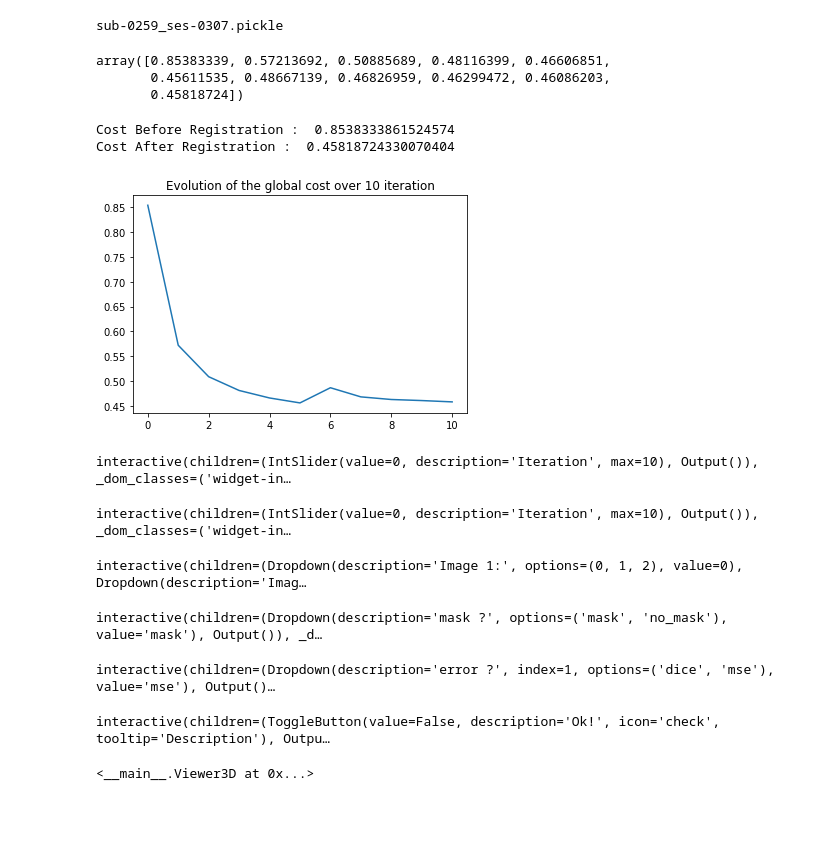
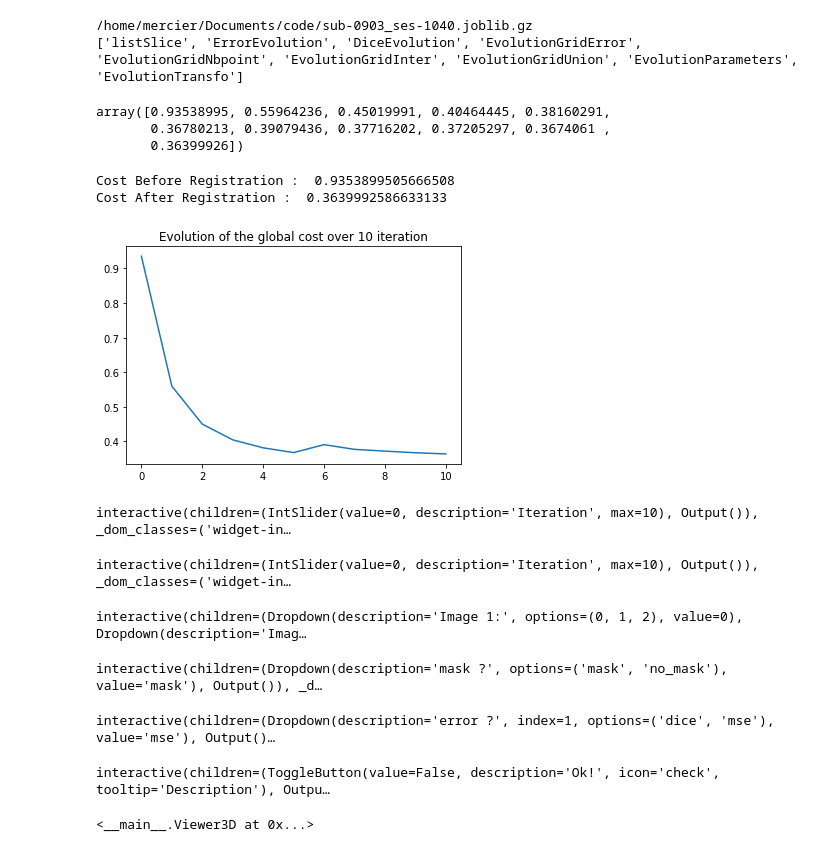
Before and after one commit to rousseau/pyrecon, a Jupyter notebook: 3Ddisplay_realdata.ipynb, the cells around one changed output. Drawn from its saved outputs; the diff is of its cells as text; code cells hidden in the pictures; blank space fills up the shorter version.

```diff
--- a/3Ddisplay_realdata.ipynb
+++ b/3Ddisplay_realdata.ipynb
@@ -15,20 +15,16 @@ warnings.filterwarnings("ignore")
 
 #from kim_cm import
 # %%
-dir_output='sub-0259_ses-0307'+'.pickle'
-print(dir_output)
-res=pickle.load(open(dir_output,'rb'))
-listimages=res['listimages']
-listmask=res['listmask']
-
-listSlice=[]
-for i in range(len(listimages)):
-        im, inmask = loadimages(listimages[i], listmask[i])
-        datamask = inmask.get_fdata().squeeze()
-        mask = nib.Nifti1Image(datamask, inmask.affine)
-        loadSlice(im, mask, listSlice, i)
+output='/home/mercier/Documents/code/sub-0903_ses-1040.joblib.gz'
+print(output)
+res=joblib.load(open(output,'rb'))
+key=[p[0] for p in res]
+print(key)
+element=[p[1] for p in res]
+listSlice=element[key.index('listSlice')]
 # %% [output]
-sub-0259_ses-0307.pickle
+/home/mercier/Documents/code/sub-0903_ses-1040.joblib.gz
+['listSlice', 'ErrorEvolution', 'DiceEvolution', 'EvolutionGridError', 'EvolutionGridNbpoint', 'EvolutionGridInter', 'EvolutionGridUnion', 'EvolutionParameters', 'EvolutionTransfo']
 # %%
 class Viewer3D:
     """
@@ -60,21 +56,21 @@ class Viewer3D:
         self.numImg2 = 0
         self.error = 'mse'
 
-        self.ErrorEvolution =res['ErrorEvolution'] #= np.load(data + 'ErrorEvolution.npz')['arr_0'] #0
-        self.DiceEvolution =res['DiceEvolution'] #= np.load(data + 'DiceEvolution.npz')['arr_0']
+        self.ErrorEvolution =element[key.index('ErrorEvolution')] #= np.load(data + 'ErrorEvolution.npz')['arr_0'] #0
+        self.DiceEvolution =element[key.index('DiceEvolution')] #= np.load(data + 'DiceEvolution.npz')['arr_0']
 
         self.nbit = len(self.ErrorEvolution)
         display(self.ErrorEvolution)
 
-        self.EvolutionGridError = res['EvolutionGridError'] #np.load(data + 'EvolutionGridError.npz')['arr_0']
+        self.EvolutionGridError = element[key.index('EvolutionGridError')] #np.load(data + 'EvolutionGridError.npz')['arr_0']
 
-        self.EvolutionGridNbpoint = res['EvolutionGridNbpoint'] #np.load(data + 'EvolutionGridNbpoint.npz')['arr_0']
+        self.EvolutionGridNbpoint = element[key.index('EvolutionGridNbpoint')] #np.load(data + 'EvolutionGridNbpoint.npz')['arr_0']
 
-        self.EvolutionGridInter= res['EvolutionGridInter'] #np.load(data + 'EvolutionGridInter.npz')['arr_0']
+        self.EvolutionGridInter= element[key.index('EvolutionGridInter')] #np.load(data + 'EvolutionGridInter.npz')['arr_0']
 
-        self.EvolutionGridUnion= res['EvolutionGridUnion'] #np.load(data + 'EvolutionGridUnion.npz')['arr_0']
+        self.EvolutionGridUnion= element[key.index('EvolutionGridUnion')] #np.load(data + 'EvolutionGridUnion.npz')['arr_0']
 
-        self.EvolutionParameters = res['EvolutionParameters'] #np.load(data + 'EvolutionParameters.npz')['arr_0']
+        self.EvolutionParameters = element[key.index('EvolutionParameters')] #np.load(data + 'EvolutionParameters.npz')['arr_0']
 
         self.iImg1 = 0
         self.iImg2 = 0
@@ -514,14 +510,14 @@ class Viewer3D:
 # %%
 #Viewer3D(img1,mask1,img2,mask2,img3,mask3,data)
 # %%
-Viewer3D(listSlice,dir_output)
+Viewer3D(listSlice,output)
 # %% [output]
-array([0.85383339, 0.57213692, 0.50885689, 0.48116399, 0.46606851,
-       0.45611535, 0.48667139, 0.46826959, 0.46299472, 0.46086203,
-       0.45818724])
+array([0.93538995, 0.55964236, 0.45019991, 0.40464445, 0.38160291,
+       0.36780213, 0.39079436, 0.37716202, 0.37205297, 0.3674061 ,
+       0.36399926])
-Cost Before Registration :  0.8538333861524574
-Cost After Registration :  0.45818724330070404
+Cost Before Registration :  0.9353899505666508
+Cost After Registration :  0.3639992586633133
-[figure, old version]
+[figure, new version]
 interactive(children=(IntSlider(value=0, description='Iteration', max=10), Output()), _dom_classes=('widget-in…
 interactive(children=(IntSlider(value=0, description='Iteration', max=10), Output()), _dom_classes=('widget-in…
 interactive(children=(Dropdown(description='Image 1:', options=(0, 1, 2), value=0), Dropdown(description='Imag…
```
Also changed, not shown: parts of 1 cell of this notebook, 2 other files.
